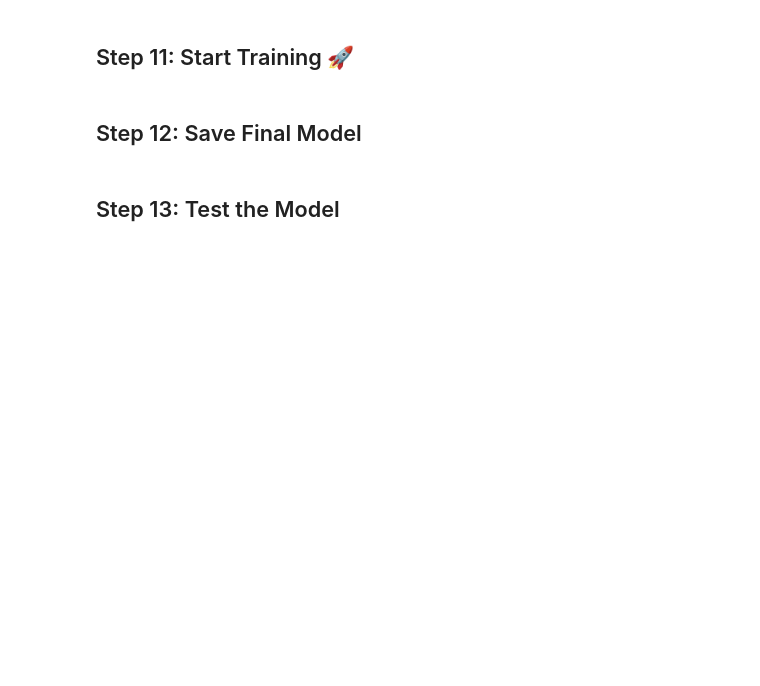
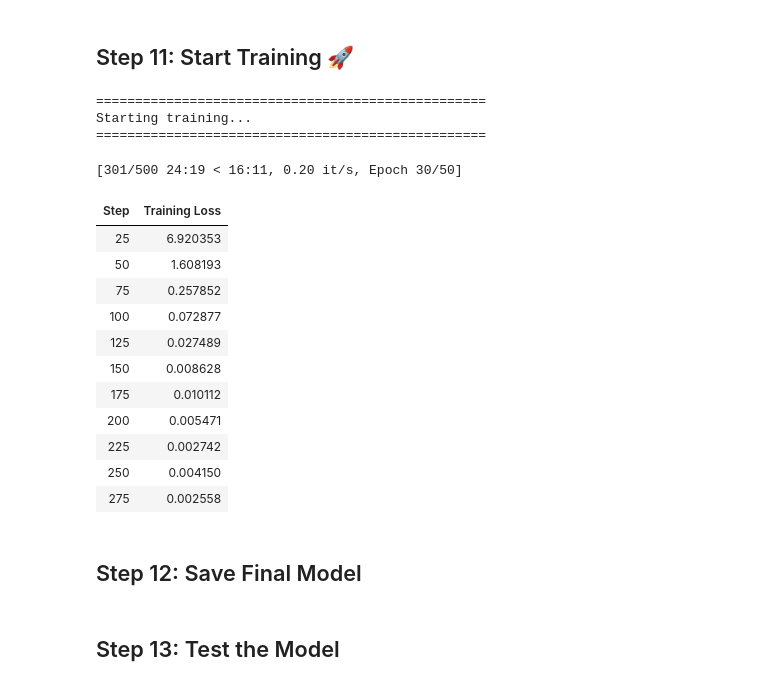
Before and after one commit to buayism/nuer_whisper_asr, a Jupyter notebook: finetune_whisper_colab.ipynb, the cells around one changed output. Cells and saved outputs as stored; diff of their text form; code cells hidden in the pictures; blank space fills up the shorter version.

```diff
--- a/finetune_whisper_colab.ipynb
+++ b/finetune_whisper_colab.ipynb
@@ -122,8 +138,15 @@ tokenizer = WhisperTokenizer.from_pretrained(MODEL_NAME, task="transcribe")
 processor = WhisperProcessor.from_pretrained(MODEL_NAME, task="transcribe")
 model = WhisperForConditionalGeneration.from_pretrained(MODEL_NAME)
 
-# Disable forced decoder IDs for fine-tuning
-model.config.forced_decoder_ids = None
-model.config.suppress_tokens = []
+# Disable forced decoder IDs and suppress tokens for fine-tuning by setting them in generation_config
+model.generation_config.forced_decoder_ids = None
+model.generation_config.suppress_tokens = []
+
+# Explicitly ensure these are NOT in model.config if they cause issues
+# This addresses the ValueError: 'Some generation parameters are set in the model config.'
+if hasattr(model.config, 'suppress_tokens'):
+    del model.config.suppress_tokens
+if hasattr(model.config, 'forced_decoder_ids'):
+    del model.config.forced_decoder_ids
 
 print(f"✓ Model loaded: {model.num_parameters()/1e6:.1f}M parameters")
@@ -136,20 +162,26 @@ def prepare_dataset_batch(batch):
     audio = batch["audio"]
 
     # Compute log-Mel input features
-    batch["input_features"] = feature_extractor(
+    input_features = feature_extractor(
         audio["array"],
         sampling_rate=audio["sampling_rate"]
     ).input_features[0]
 
     # Encode target text
-    batch["labels"] = tokenizer(batch["text"]).input_ids
+    labels = tokenizer(batch["text"]).input_ids
 
-    return batch
+    # Return only the new columns
+    return {
+        "input_features": input_features,
+        "labels": labels
+    }
 
 print("Processing train dataset...")
-train_dataset = train_dataset.map(prepare_dataset_batch, remove_columns=train_dataset.column_names)
+# Pass an explicit list of columns to remove. The function now returns only new columns.
+train_dataset = train_dataset.map(prepare_dataset_batch, remove_columns=['audio', 'text'])
 
 print("Processing test dataset...")
-test_dataset = test_dataset.map(prepare_dataset_batch, remove_columns=test_dataset.column_names)
+# Pass an explicit list of columns to remove.
+test_dataset = test_dataset.map(prepare_dataset_batch, remove_columns=['audio', 'text'])
 
 print("✓ Preprocessing complete")
@@ -246,26 +334,43 @@ print(f"  Batch size: {training_args.per_device_train_batch_size}")
 # %%
 from transformers import Seq2SeqTrainer, EarlyStoppingCallback
 
 trainer = Seq2SeqTrainer(
     args=training_args,
     model=model,
     train_dataset=train_dataset,
     eval_dataset=test_dataset,
     data_collator=data_collator,
     compute_metrics=compute_metrics,
-    tokenizer=processor.feature_extractor,
-    callbacks=[EarlyStoppingCallback(early_stopping_patience=3)]
+    # tokenizer=processor.feature_extractor, # This argument is not expected by Seq2SeqTrainer
+    # callbacks=[EarlyStoppingCallback(early_stopping_patience=3)] # Removed due to missing metric_for_best_model
 )
 
 print("\n" + "="*50)
 print("Starting training...")
 print("="*50 + "\n")
 
 trainer.train()
 
 print("\n" + "="*50)
 print("Training complete!")
 print("="*50)
+# %% [output]
+==================================================
+Starting training...
+==================================================
+[301/500 24:19 < 16:11, 0.20 it/s, Epoch 30/50]
+| Step | Training Loss |
+| 25 | 6.920353 |
+| 50 | 1.608193 |
+| 75 | 0.257852 |
+| 100 | 0.072877 |
+| 125 | 0.027489 |
+| 150 | 0.008628 |
+| 175 | 0.010112 |
+| 200 | 0.005471 |
+| 225 | 0.002742 |
+| 250 | 0.004150 |
+| 275 | 0.002558 |
 # %% [markdown]
 ## Step 12: Save Final Model
 # %%
```
Also changed, not shown: parts of 10 cells of this notebook.
